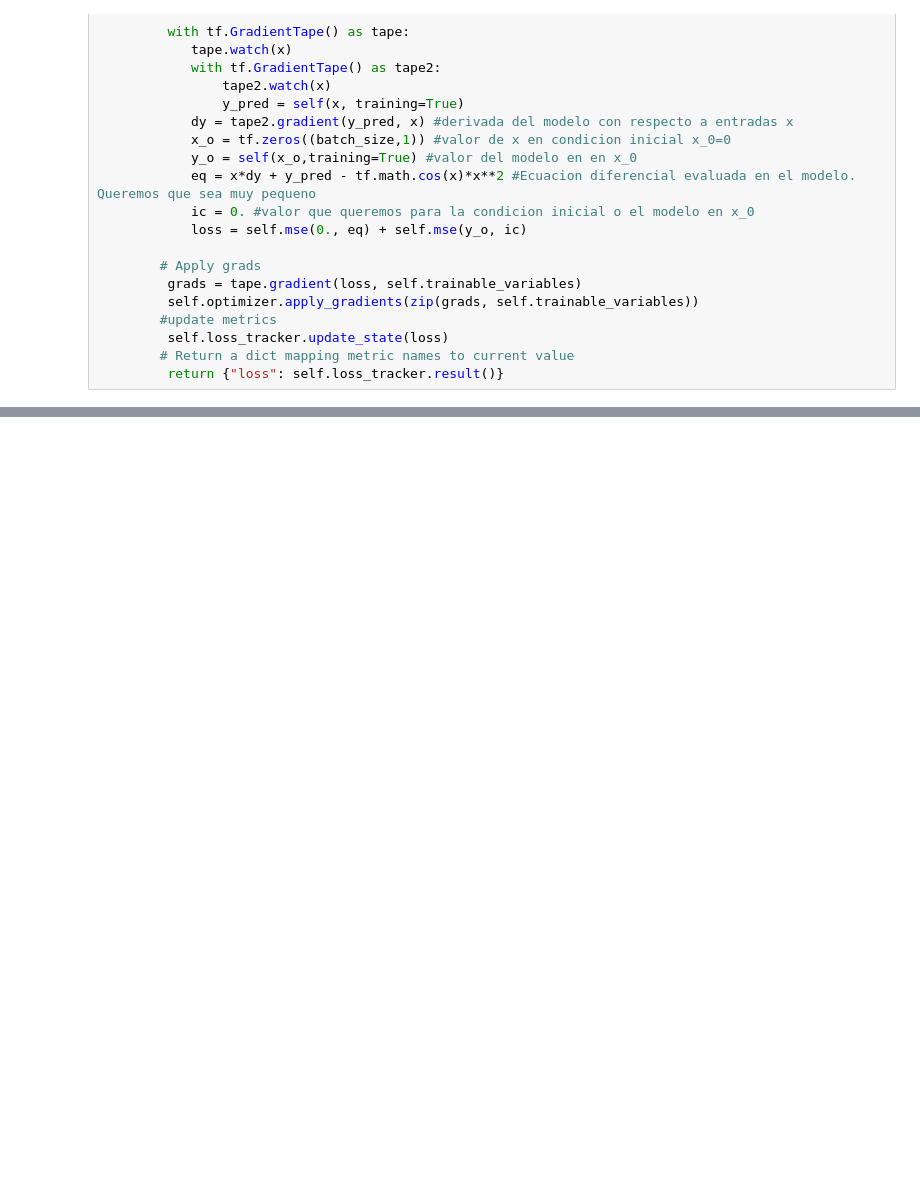
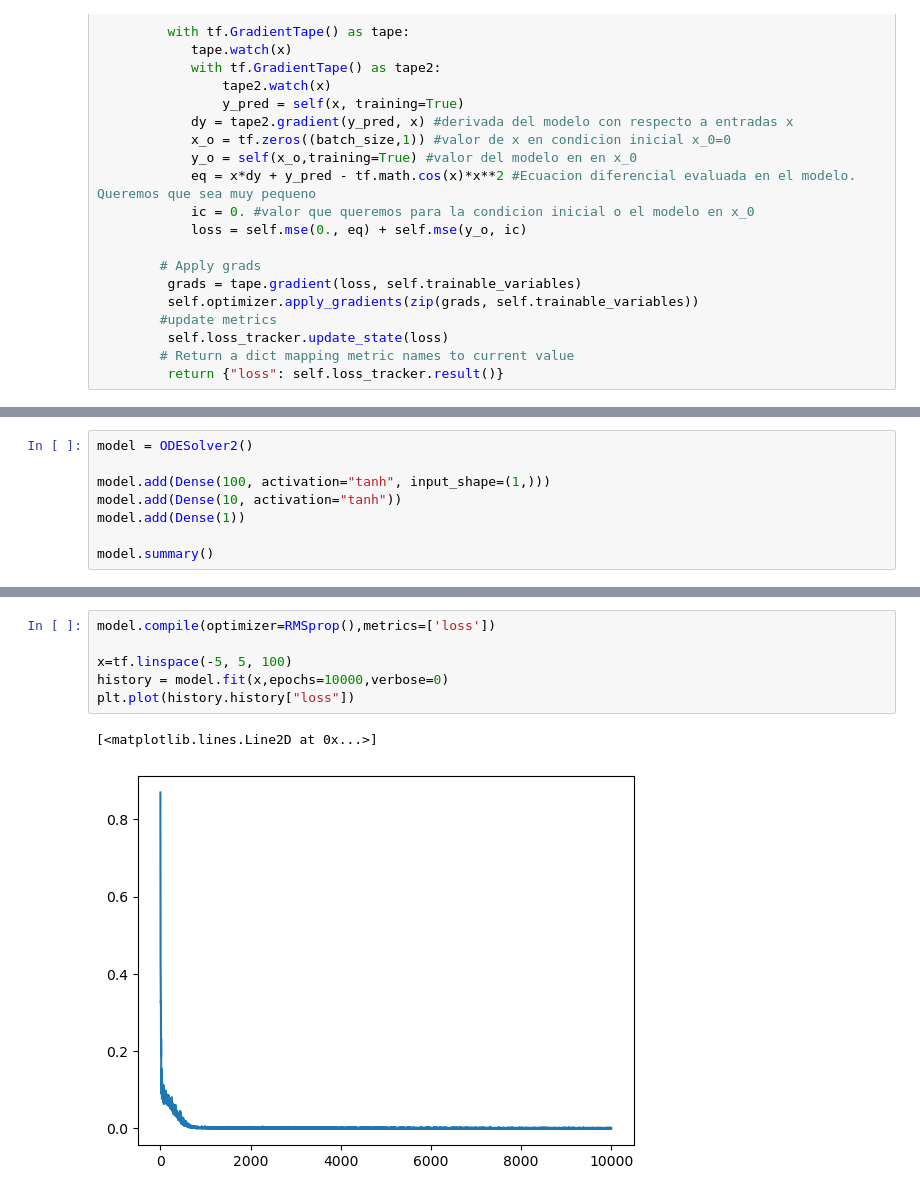
Before and after one commit to Pablo-Pomares/GradientTape, a Jupyter notebook: ODEsolver.ipynb, the cells around one changed output, grey strips where cells are left out. Cells and saved outputs as stored; diff of their text form; blank space fills up the shorter version.

```diff
--- a/ODEsolver.ipynb
+++ b/ODEsolver.ipynb
@@ -93,0 +135,8 @@ plt.show()
+# %%
+model = ODESolver2()
+
+model.add(Dense(100, activation="tanh", input_shape=(1,)))
+model.add(Dense(10, activation="tanh"))
+model.add(Dense(1))
+
+model.summary()
@@ -93,0 +159,9 @@ plt.show()
+# %%
+model.compile(optimizer=RMSprop(),metrics=['loss'])
+
+x=tf.linspace(-5, 5, 100)
+history = model.fit(x,epochs=10000,verbose=0)
+plt.plot(history.history["loss"])
+# %% [output]
+[<matplotlib.lines.Line2D at 0x...>]
+[figure, added]
```
Also changed, not shown: parts of 6 cells of this notebook, 1 other file.
